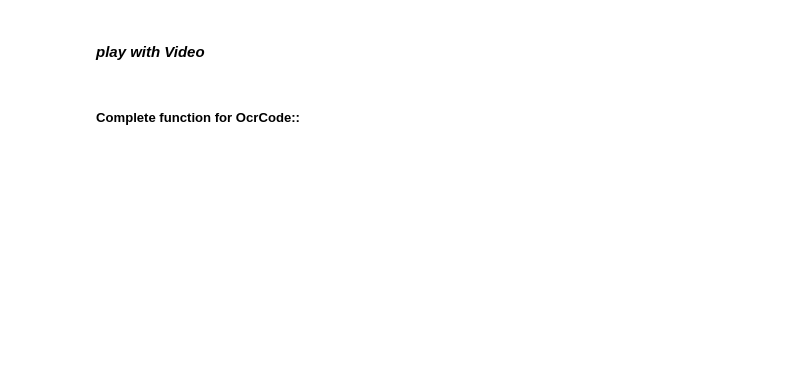
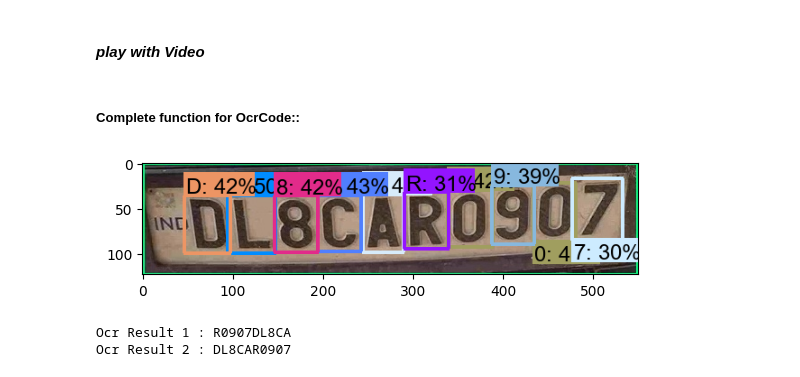
Before and after one commit to Ganga-Yadav/anprApp, a Jupyter notebook: tfodOcr.ipynb, the cells around one changed output. Saved outputs shown, nothing was run; the diff lists cells and outputs as text; code cells hidden in the pictures; blank space fills up the shorter version.

```diff
--- a/tfodOcr.ipynb
+++ b/tfodOcr.ipynb
@@ -491,8 +480,8 @@ cv2.destroyAllWindows()
 ##### **Complete function for OcrCode::**
 # %%
 def perform_detection(random_image):
-    #IMAGE_PATH = random_image
-    IMAGE_PATH = random_image + '.jpg'  # Append '.jpg' to the image path
+    IMAGE_PATH = random_image
+    #IMAGE_PATH = random_image + '.jpg'  # Append '.jpg' to the image path
     # Define paths
     MODEL_PATH = 'D:\\anprNew\\ocrModel\\export\\saved_model'
     ANNOTATION_PATH = os.path.join('Tensorflow', 'workspace', 'annotations_ocr')
@@ -568,10 +557,24 @@ def perform_detection(random_image):
         min_score_thresh=min_threshold,
         agnostic_mode=False
     )
-
+    try:
+        text =get_serialized_detected_labels_bothRows(detections, category_index, min_threshold)
+        text1=get_sorted_detected_labels_singleRow(detections, category_index, min_threshold)
+        if text != previous_text:  # Check if the current text is different from the previous one    os.makedirs(folder_path)
+            save_results(text)
+            previous_text = text  # Update the previous_text variable
+    except:
+        pass
     # Display the result
     plt.imshow(cv2.cvtColor(image_np_with_detections, cv2.COLOR_BGR2RGB))
     plt.show()
-# Example usage:
-#random_image_path = r'D:\anprNew\Detected_Images\img (62)'
-#perform_detection(random_image_path)
+    print('Ocr Result 1 :',text)
+    print('Ocr Result 2 :',text1)
+# %%
+# Example usage:
+random_image_path = r'D:\anprNew\Detected_Images\img (62).jpg'
+perform_detection(random_image_path)
+# %% [output]
+[figure, added]
+Ocr Result 1 : R0907DL8CA
+Ocr Result 2 : DL8CAR0907
```
Also changed, not shown: parts of 13 cells of this notebook, 2 other files.
